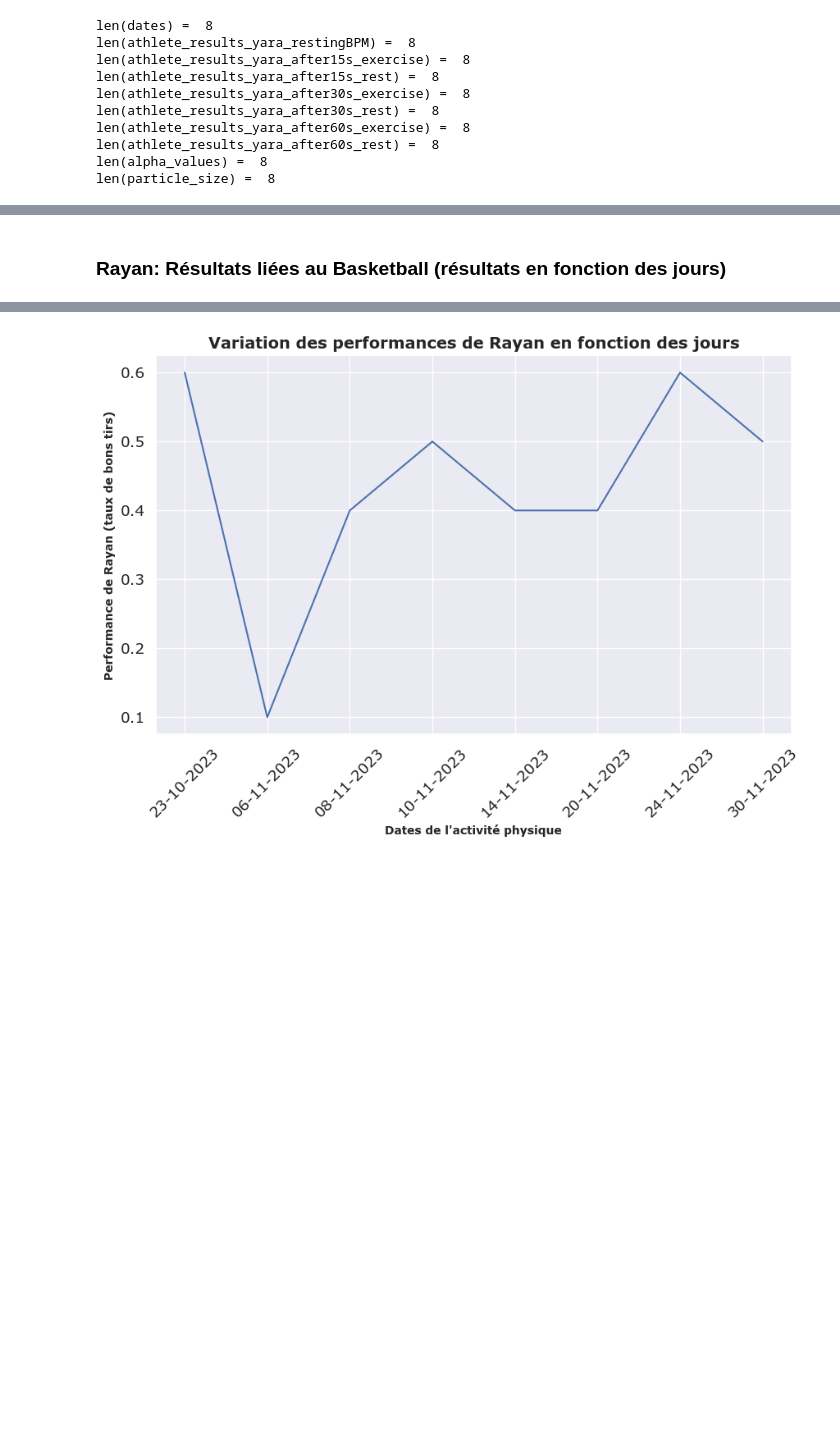
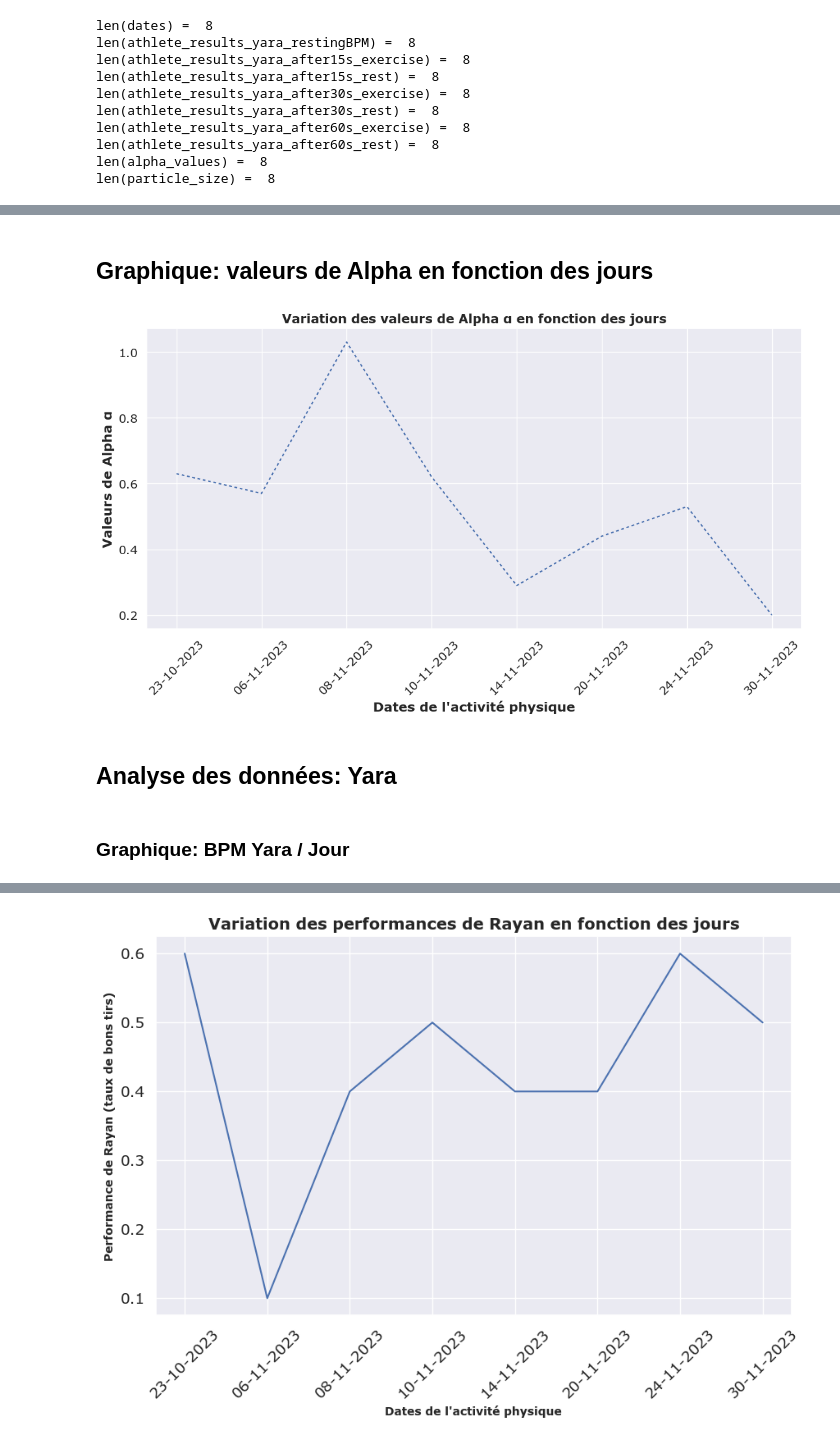
Before and after one commit to Kibalchish47/CalisphAir-LFLV-2023, a Jupyter notebook: visualisation de données phase 1.ipynb, the cells around one changed output, grey strips where cells are left out. Cells and saved outputs as stored; diff of their text form; code cells hidden in the pictures; blank space fills up the shorter version.

```diff
--- a/code version 1/visualisation de données.ipynb
+++ b/visualisation de données phase 1.ipynb
@@ -187,2 +229,26 @@ x_labels = ["BPM de Repos",
 # %% [markdown]
-### Rayan: Résultats liées au Basketball (résultats en fonction des jours)
+## Graphique: valeurs de Alpha en fonction des jours
+# %%
+# Visualiser les valeurs de Alpha α en fonction des jours avec un graphique
+plt.figure(figsize=(13, 6))
+sns.set(font_scale=1.2, font="Verdana")
+
+sns.lineplot(
+    x=dates, y=alpha_values, style=True,
+    color='b', dashes=[(2, 2)],
+    label="Valeurs de Alpha α", legend=False
+)
+
+plt.xlabel("Dates de l'activité physique", fontweight="bold")
+plt.ylabel("Valeurs de Alpha α", fontweight="bold")
+
+plt.title("Variation des valeurs de Alpha α en fonction des jours", fontweight="bold", fontsize=14)
+
+plt.xticks(rotation=45)
+plt.show()
+# %% [output]
+[figure, added]
+# %% [markdown]
+## Analyse des données: Yara
+# %% [markdown]
+### Graphique: BPM Yara / Jour
```
Also changed, not shown: parts of 53 cells of this notebook, 2 other files.
